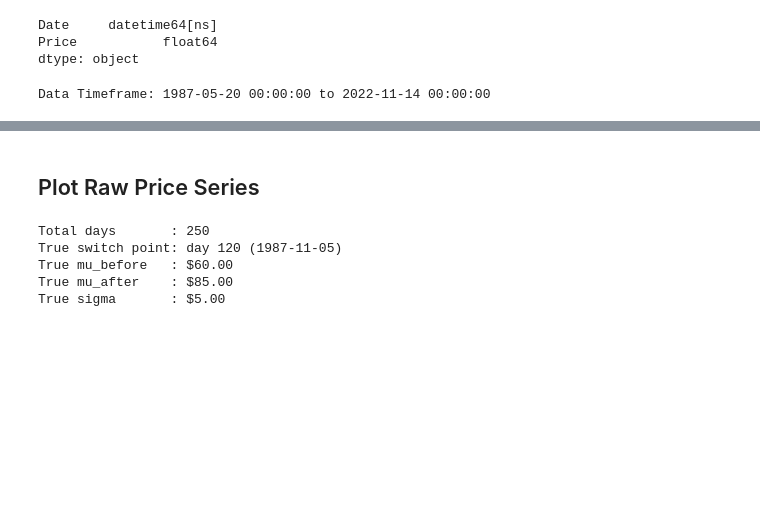
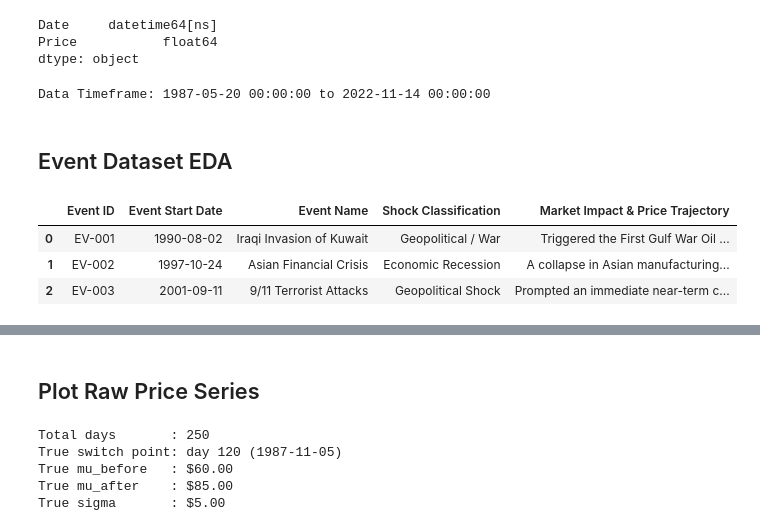
Before and after one commit to Rakeb-sys/Statistical-Modeling-of-Time-Series-Data, a Jupyter notebook: notebooks/eda_change.ipynb, the cells around one changed output, grey strips where cells are left out. Saved outputs shown, nothing was run; the diff lists cells and outputs as text; code cells hidden in the pictures; blank space fills up the shorter version.

```diff
--- a/notebooks/eda_change.ipynb
+++ b/notebooks/eda_change.ipynb
@@ -100,3 +101,13 @@ dtype: object
 print(f"Data Timeframe: {df['Date'].min()} to {df['Date'].max()}")
 # %% [output]
 Data Timeframe: 1987-05-20 00:00:00 to 2022-11-14 00:00:00
+# %% [markdown]
+## Event Dataset EDA
+# %%
+df_ev = pd.read_csv('../data/raw/event_dataset.csv')
+df_ev.head(3)
+# %% [output]
+|  | Event ID | Event Start Date | Event Name | Shock Classification | Market Impact & Price Trajectory |
+| 0 | EV-001 | 1990-08-02 | Iraqi Invasion of Kuwait | Geopolitical / War | Triggered the First Gulf War Oil ... |
+| 1 | EV-002 | 1997-10-24 | Asian Financial Crisis | Economic Recession | A collapse in Asian manufacturing... |
+| 2 | EV-003 | 2001-09-11 | 9/11 Terrorist Attacks | Geopolitical Shock | Prompted an immediate near-term c... |
```
Also changed, not shown: parts of 10 cells of this notebook, 1 other file.
